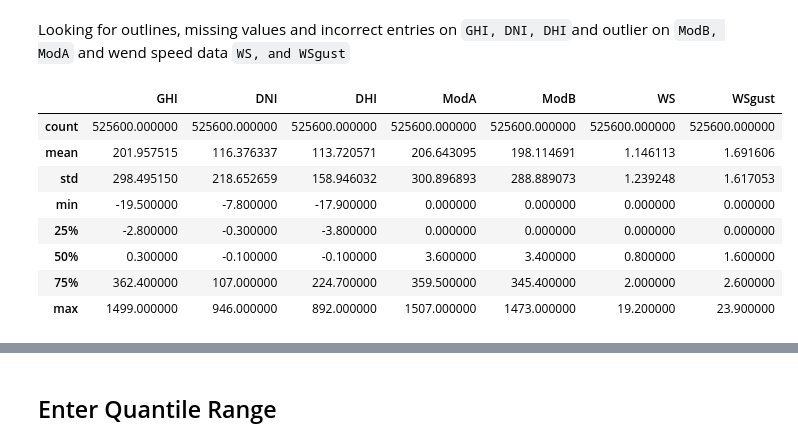
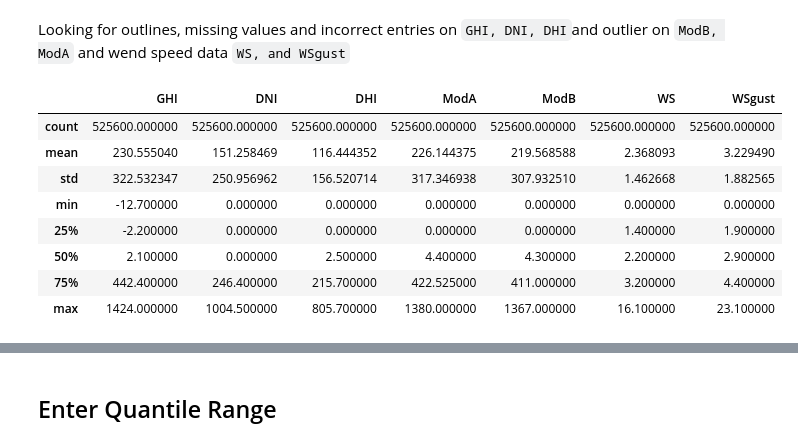
Before and after one commit to wondifraw/solar-challenge-week1, a Jupyter notebook: notebooks/sierraleone_eda.ipynb, the cells around one changed output, grey strips where cells are left out. Cells and saved outputs as stored; diff of their text form; code cells hidden in the pictures.

```diff
--- a/notebooks/sierraleone_eda.ipynb
+++ b/notebooks/sierraleone_eda.ipynb
@@ -9,7 +9,8 @@ import pandas as pd
 import numpy as np
 # %%
 # Reading DataSets
-sierraleone_data = pd.read_csv("../data/sierraleone-bumbuna.csv", parse_dates=['Timestamp'],date_format="%y %m %d %h %m")
+togo_data = pd.read_csv("../data/togo-dapaong_qc.csv", parse_dates=['Timestamp'],date_format="%y %m %d %h %m")
+togo_datas = pd.read_csv("../data/clean_togo_data.csv", parse_dates=['Timestamp'],date_format="%y %m %d %h %m")
 # %% [markdown]
 ### Data Profiling
 # %%
@@ -210,17 +211,17 @@ import matplotlib.pyplot as plt
 Looking for outlines, missing values and incorrect entries on `GHI, DNI, DHI`and outlier on `ModB, ModA` and wend speed data `WS, and WSgust`
 # %%
 # checking incorrect entries of GHI, DNI, and DHI
-sierraleone_data[['GHI', 'DNI', 'DHI', 'ModA','ModB','WS', 'WSgust']].describe()
+togo_data[['GHI', 'DNI', 'DHI', 'ModA','ModB','WS', 'WSgust']].describe()
 # %% [output]
 |  | GHI | DNI | DHI | ModA | ModB | WS | WSgust |
 | count | 525600.000000 | 525600.000000 | 525600.000000 | 525600.000000 | 525600.000000 | 525600.000000 | 525600.000000 |
-| mean | 201.957515 | 116.376337 | 113.720571 | 206.643095 | 198.114691 | 1.146113 | 1.691606 |
-| std | 298.495150 | 218.652659 | 158.946032 | 300.896893 | 288.889073 | 1.239248 | 1.617053 |
-| min | -19.500000 | -7.800000 | -17.900000 | 0.000000 | 0.000000 | 0.000000 | 0.000000 |
-| 25% | -2.800000 | -0.300000 | -3.800000 | 0.000000 | 0.000000 | 0.000000 | 0.000000 |
-| 50% | 0.300000 | -0.100000 | -0.100000 | 3.600000 | 3.400000 | 0.800000 | 1.600000 |
-| 75% | 362.400000 | 107.000000 | 224.700000 | 359.500000 | 345.400000 | 2.000000 | 2.600000 |
-| max | 1499.000000 | 946.000000 | 892.000000 | 1507.000000 | 1473.000000 | 19.200000 | 23.900000 |
+| mean | 230.555040 | 151.258469 | 116.444352 | 226.144375 | 219.568588 | 2.368093 | 3.229490 |
+| std | 322.532347 | 250.956962 | 156.520714 | 317.346938 | 307.932510 | 1.462668 | 1.882565 |
+| min | -12.700000 | 0.000000 | 0.000000 | 0.000000 | 0.000000 | 0.000000 | 0.000000 |
+| 25% | -2.200000 | 0.000000 | 0.000000 | 0.000000 | 0.000000 | 1.400000 | 1.900000 |
+| 50% | 2.100000 | 0.000000 | 2.500000 | 4.400000 | 4.300000 | 2.200000 | 2.900000 |
+| 75% | 442.400000 | 246.400000 | 215.700000 | 422.525000 | 411.000000 | 3.200000 | 4.400000 |
+| max | 1424.000000 | 1004.500000 | 805.700000 | 1380.000000 | 1367.000000 | 16.100000 | 23.100000 |
 # %%
 # checking for outliers for Modb, and ModA, WS, WSgust using boxplot
 plt.figure(figsize=(20, 15))
```
Also changed, not shown: parts of 60 cells of this notebook.
